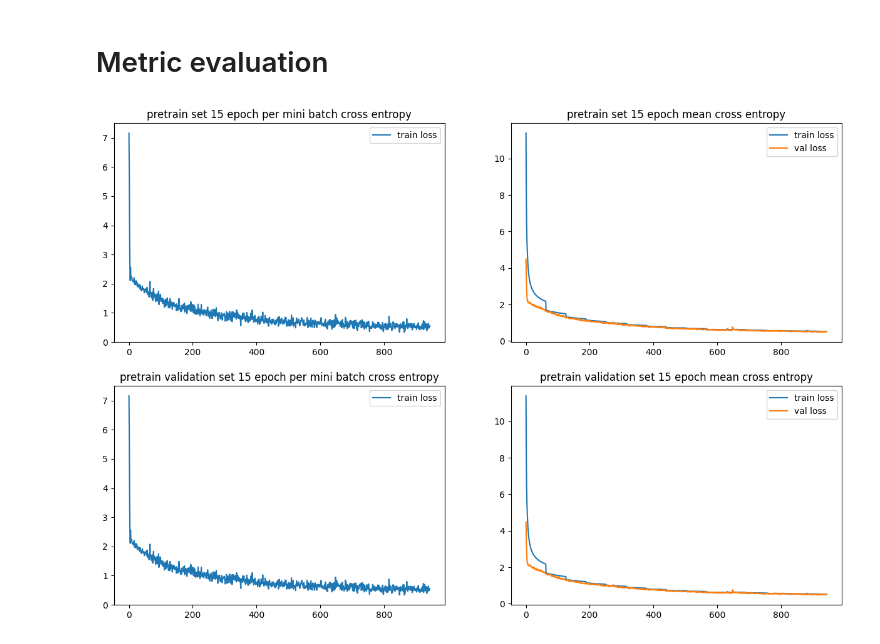
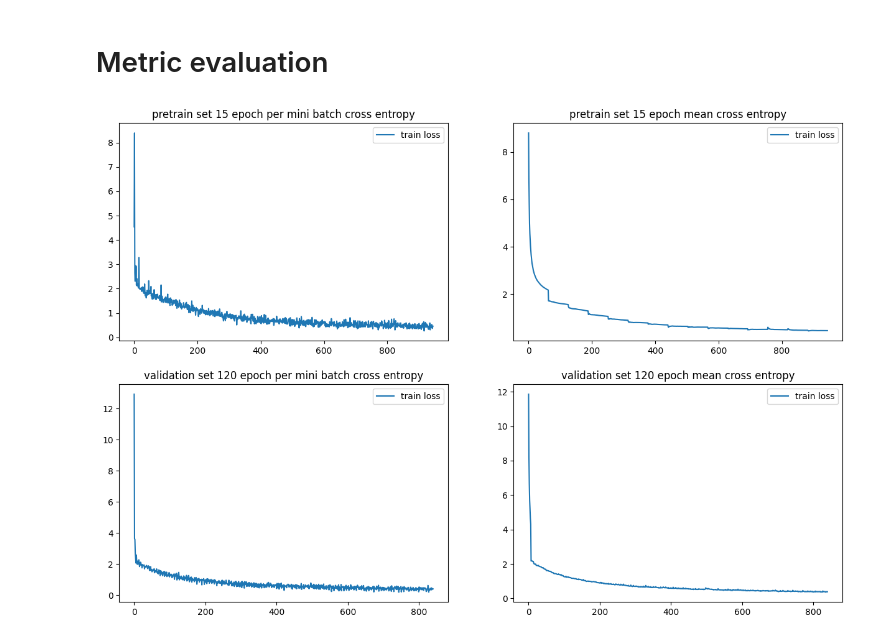
Before and after one commit to xu-shitong/Contrastive-Medical-Image-Classification, a Jupyter notebook: supervised/supervised.ipynb, the cells around one changed output. Cells and saved outputs as stored; diff of their text form; code cells hidden in the pictures.

```diff
--- a/supervised/supervised.ipynb
+++ b/supervised/supervised.ipynb
@@ -86,9 +86,9 @@ MOMENTUM = 0.9 # momentum of SGD
 WEIGHT_DECAY = 1e-4 # weight decay for SGD
 ON_PRETRAINED = False # if trained on pre-training set or on validation set
 if ON_PRETRAINED:
-  PRINT_FREQ = 80
+  PRINT_FREQ = 200
 else:
-  PRINT_FREQ = 10
+  PRINT_FREQ = 20
 
 trial_name = f"epoch{EPOCH_NUM}_batch{BATCH_SIZE}_lr{LEARNING_RATE}_momentum{MOMENTUM}_wd{WEIGHT_DECAY}_on-pretrain{ON_PRETRAINED}"
 
@@ -211,13 +211,19 @@ for epoch in range(EPOCH_NUM):
       acc_l += l.item()
 
       if i % PRINT_FREQ == 0 and i != 0:
-        summary.write(f"Epoch {epoch}[{i}]: loss: {l.item()}({acc_l / (i + 1)})\n")
-
         if WORKING_ENV == 'LABS':
           print(f"batch {i} loss: {l.item()}")
         else:
           tepoch.set_description(f"batch {i}")
           tepoch.set_postfix(loss=l.item())
+
+        acc_val_l = 0
+        with torch.no_grad():
+          for img, label in pretrain_val_loader:
+            l = train_func(img, label, False)
+            acc_val_l += l.item()
+
+        summary.write(f"Epoch {epoch}[{i}]: loss: {l.item()}({acc_l / (i + 1)}), val loss: {acc_val_l / len(pretrain_val_loader)}\n")
 # %%
 torch.save(model, f"{slurm_id}_{trial_name}.pickle")
 mem_report()
@@ -259,35 +265,34 @@ def extract_float(file_name, start="Epoch"):
       return False
   file = open(file_name)
   l = [[float(word) for word in re.split("\n|,| |\t|\(|\)|\[|\]", line) if isfloat(word)] for line in file if line.startswith(start)]
   return torch.tensor(l)
 
 # general propose plot
 file_names = [
-  "./70534_epoch15_batch128_lr0.03_momentum0.9_wd0.0001.txt",
-  "./70534_epoch15_batch128_lr0.03_momentum0.9_wd0.0001.txt",
+  "./71019_epoch15_batch128_lr0.03_momentum0.9_wd0.0001_on-pretrainTrue.txt",
+  "./71067_epoch120_batch128_lr0.03_momentum0.9_wd0.0001_on-pretrainFalse.txt",
 ]
 fig, axarr = plt.subplots(len(file_names), 2, figsize=(15, 10))
-names = ["pretrain set 15 epoch", "pretrain validation set 15 epoch", ] # titles for each row of image, substitute of file name
+names = ["pretrain set 15 epoch", "validation set 120 epoch", ] # titles for each row of image, substitute of file name
 for i, file_name in enumerate(file_names):
   losses = extract_float(file_name) # shape [iteration_number * print num per iteration, 8], only loss at index [5, 7] are useful for plot
   train_index = {} # additional plot other than losses
   val_index = {}
 
   for j, idx in enumerate(train_index):
     axarr[i, j+1].plot(losses[:, idx])
 
   for j, idx in enumerate(val_index):
     axarr[i, j+1].plot(losses[:, idx])
     axarr[i, j+1].set_title(train_index[idx])
 
   axarr[i, 0].plot(losses[:, 2], label="train loss")
   axarr[i, 0].set_title(names[i] + " per mini batch cross entropy")
   axarr[i, 0].legend(loc="upper right")
 
 
   axarr[i, -1].plot(losses[:, 3], label="train loss")
-  axarr[i, -1].plot(losses[:, 4], label="val loss")
   axarr[i, -1].set_title(names[i] + " mean cross entropy")
   axarr[i, -1].legend(loc="upper right")
 # %% [output]
-[figure, old version]
+[figure, new version]
```
Also changed, not shown: 8 other files.
